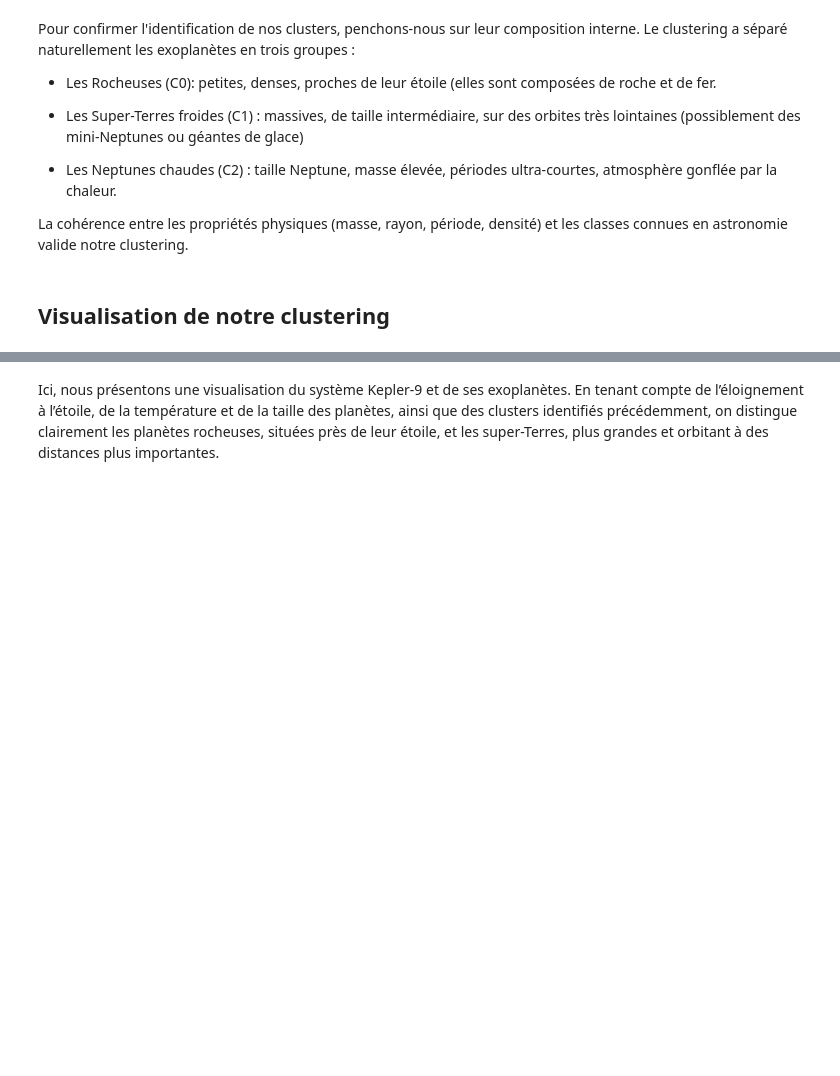
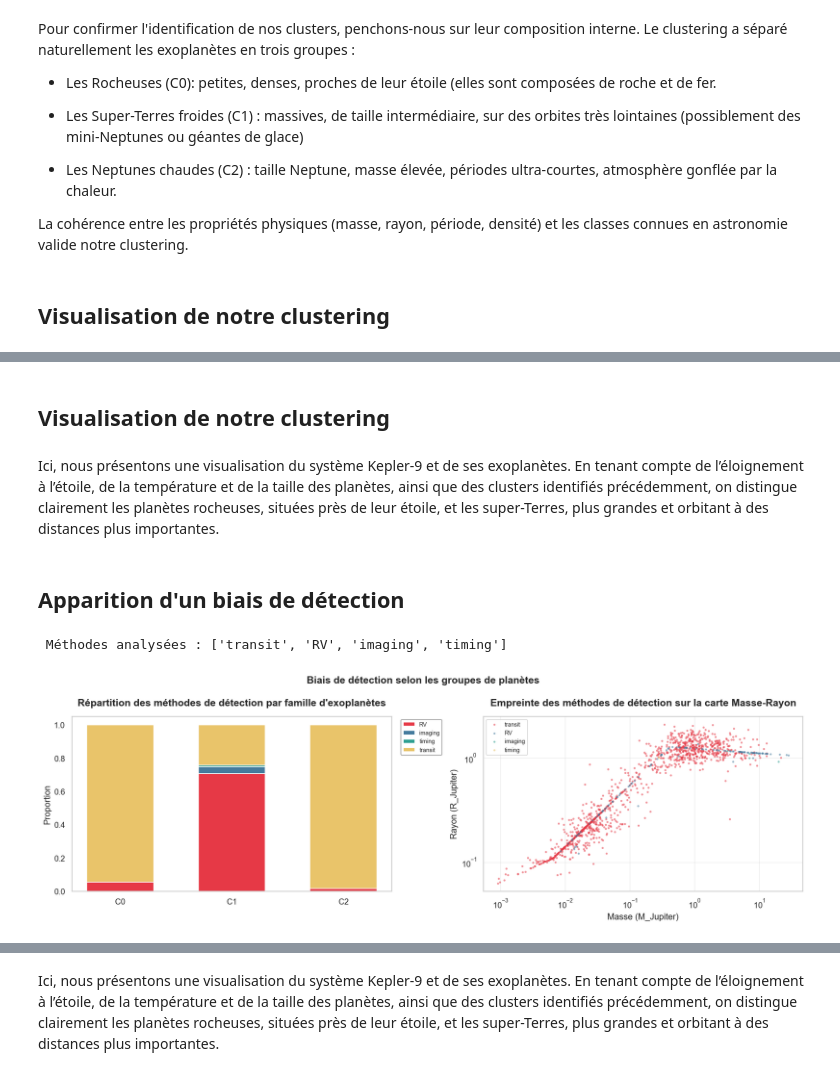
Before and after one commit to Ndoumbe48/Projet-Datastorytelling-open_exoplanet_catalogue, a Jupyter notebook: exoplanet_acte_2_clustering.ipynb, the cells around one changed output, grey strips where cells are left out. Saved outputs shown, nothing was run; the diff lists cells and outputs as text; code cells hidden in the pictures; blank space fills up the shorter version.

```diff
--- a/exoplanet_acte_2_clustering.ipynb
+++ b/exoplanet_acte_2_clustering.ipynb
@@ -500,0 +713,9 @@ fig.show()
+# %%
+FEATURE_COLS = [c for c in ['radius', 'mass', 'period', 'host_star_temp'] if c in df.columns]
+
+df_feat = df.dropna(subset=FEATURE_COLS).copy()
+X_log = np.log10(df_feat[FEATURE_COLS].values)
+X = StandardScaler().fit_transform(X_log)
+
+print(f"\n Features : {FEATURE_COLS}")
+print(f" Matrice X : {X.shape}")
@@ -500,0 +922,2 @@ fig.show()
+# %% [markdown]
+## Visualisation de notre clustering
@@ -500,0 +1148,60 @@ fig.show()
+# %% [markdown]
+Ici, nous présentons une visualisation du système Kepler-9 et de ses exoplanètes. En tenant compte de l’éloignement à l’étoile, de la température et de la taille des planètes, ainsi que des clusters identifiés précédemment, on distingue clairement les planètes rocheuses, situées près de leur étoile, et les super-Terres, plus grandes et orbitant à des distances plus importantes.
+# %% [markdown]
+## Apparition d'un biais de détection
+# %%
+if 'discovery_method' not in df_feat.columns:
+    print(' Colonne discovery_method absente. Vérifie le nom exact.')
+    print(f"Colonnes disponibles : {df_feat.columns.tolist()}")
+else:
+    # récupère les 4 méthodes les plus fréquentes
+    top_methods = df_feat['discovery_method'].value_counts().head(4).index.tolist()
+    METHOD_COLORS = ['#E63946', '#457B9D', '#2A9D8F', '#E9C46A']
+    method_palette = {m: METHOD_COLORS[i] for i, m in enumerate(top_methods)}
+
+    print(f" Méthodes analysées : {top_methods}")
+
+    # Filtre et crée le tableau croisé
+    sub = df_feat[df_feat['discovery_method'].isin(top_methods)]
+    ct = pd.crosstab(sub['cluster'], sub['discovery_method'], normalize='index')
+
+    # Création de la figure
+    fig, axes = plt.subplots(1, 2, figsize=(15, 5))
+    fig.suptitle('Biais de détection selon les groupes de planètes',
+                 fontsize=14, fontweight='bold')
+
+    # Barres empilées
+    ax = axes[0]
+    bottom = np.zeros(BEST_K)
+    for j, meth in enumerate(ct.columns):
+        vals = ct[meth].reindex(range(BEST_K), fill_value=0).values
+        ax.bar(range(BEST_K), vals, bottom=bottom,
+               color=METHOD_COLORS[j % len(METHOD_COLORS)], label=meth, width=0.6)
+        bottom += vals
+    ax.set_xticks(range(BEST_K))
+    ax.set_xticklabels([f'C{i}' for i in range(BEST_K)])
+    ax.set_ylabel('Proportion')
+    ax.set_title('Répartition des méthodes de détection par famille d\'exoplanètes', fontsize=14, fontweight='bold', pad=15)
+    ax.legend(fontsize=8, loc='upper left', bbox_to_anchor=(1.02, 1), frameon=True, facecolor='white', edgecolor='gray')
+    ax.grid(False)
+
+    #  Nuage masse/rayon par méthode
+    ax2 = axes[1]
+    for meth in top_methods:
+        s = df_feat[df_feat['discovery_method'] == meth]
+        ax2.scatter(s['mass'], s['radius'],
+                    s=8, alpha=0.55, color=method_palette[meth],
+                    linewidths=0, label=meth)
+    ax2.set_xscale('log')
+    ax2.set_yscale('log')
+    ax2.set_xlabel('Masse (M_Jupiter)')
+    ax2.set_ylabel('Rayon (R_Jupiter)')
+    ax2.set_title('Empreinte des méthodes de détection sur la carte Masse-Rayon', fontsize=14, fontweight='bold', pad=15)
+    ax2.legend(fontsize=8)
+    ax2.grid(True, alpha=0.3)
+
+    plt.tight_layout()
+    plt.show()
+# %% [output]
+ Méthodes analysées : ['transit', 'RV', 'imaging', 'timing']
+[figure, added]
```
Also changed, not shown: parts of 30 cells of this notebook, 1 other file.
